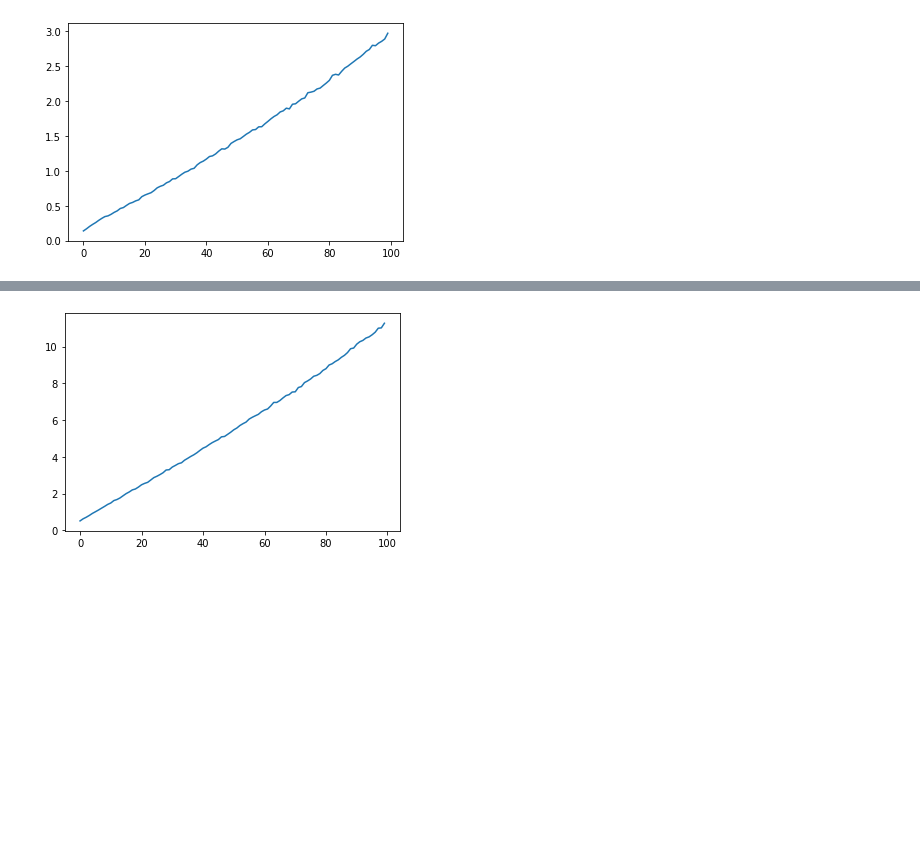
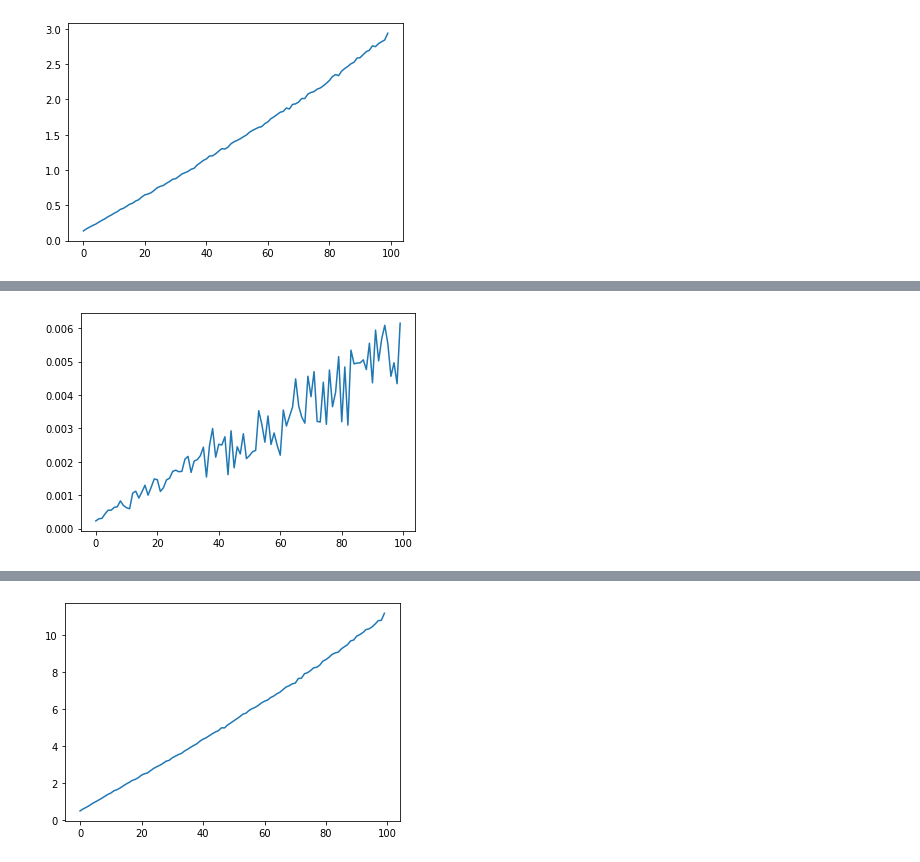
Before and after one commit to alivasples/RCSetOp, a Jupyter notebook: RCSO-Experiments/AmazonToys/Visualization.ipynb, the cells around one changed output, grey strips where cells are left out. Drawn from its saved outputs; the diff is of its cells as text; code cells hidden in the pictures; blank space fills up the shorter version.

```diff
--- a/RCSO-Experiments/AmazonToys/Visualization.ipynb
+++ b/RCSO-Experiments/AmazonToys/Visualization.ipynb
@@ -154,3 +164,13 @@ else:
+# %%
+result = processTest(1, 2, "CONTAINS", 100)
+result = toBuckets(result, bucketSize)
+
+if wantToPlot:
+    plt.plot(result)
+else:
+    printList(result)
+# %% [output]
+[figure, added]
 # %%
 result = processTest(2, 3, "INTERSECT", 100)
 result = toBuckets(result, bucketSize)
```
Also changed, not shown: parts of 13 cells of this notebook, 15 other files.
